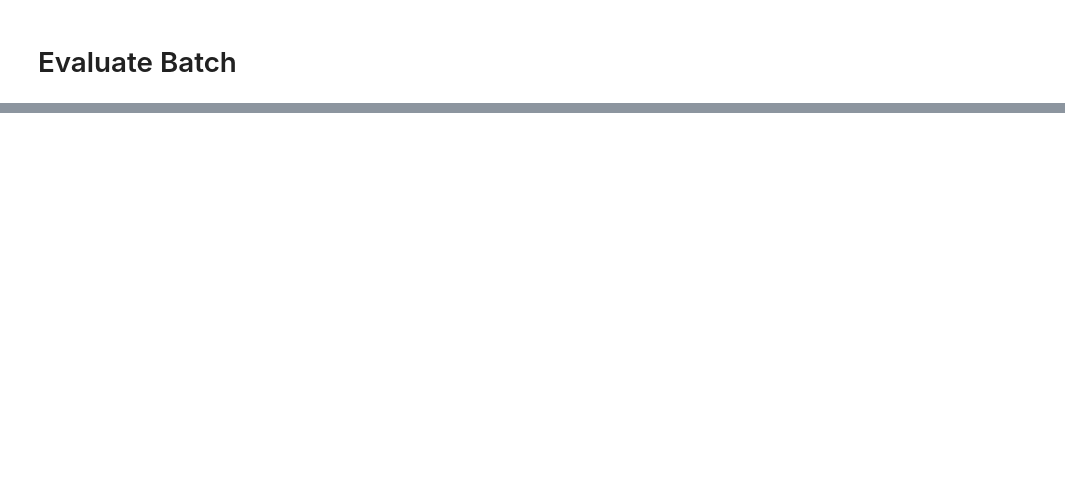
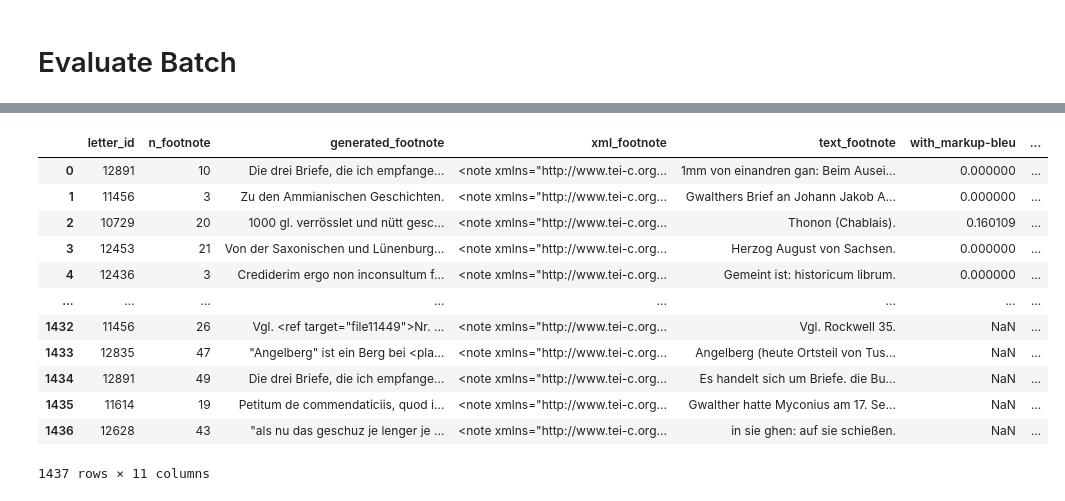
Before and after one commit to Boffl/BullingerDigitalLMFootnotes, a Jupyter notebook: generate_FNs_llama/call_llama.ipynb, the cells around one changed output, grey strips where cells are left out. Drawn from its saved outputs; the diff is of its cells as text; code cells hidden in the pictures; blank space fills up the shorter version.

Commit message:
run llama, set up evaluation

```diff
--- a/generate_FNs_llama/call_llama.ipynb
+++ b/generate_FNs_llama/call_llama.ipynb
@@ -1349,3 +1602,3 @@ pd.set_option('display.max_colwidth', None)  # show whole text in the cells
 # %%
-generated_footnotes_df = pd.read_csv("../data/model_responses/llama/Meta-Llama-3.1-8B-Instruct_instruct_add_example.csv")
-results = evaluate_batch(generated_footnotes_df, human_footnotes_df)
+generated_footnotes_df = pd.read_csv("../data/model_responses/llama/Meta-Llama-3.1-8B-Instruct_instruct_add_test.csv")
+# results = evaluate_batch(generated_footnotes_df, human_footnotes_df)
@@ -1370,0 +1711,2 @@ qual_comp_df.head()
+# %%
+individual_eval_df = evaluate_individually_pooling(generated_footnotes_df, human_footnotes_df, total=3239)
@@ -1370,0 +1767,16 @@ qual_comp_df.head()
+# %%
+individual_eval_df.to_csv("../data/evaluation/Meta-Llama-3.1-8B-Instruct_instruct_add_test.csv")
+# %% [output]
+|  | letter_id | n_footnote | generated_footnote | xml_footnote | text_footnote | with_markup-bleu | ... |
+| 0 | 12891 | 10 | Die drei Briefe, die ich empfange... | <note xmlns="http://www.tei-c.org... | 1mm von einandren gan: Beim Ausei... | 0.000000 | ... |
+| 1 | 11456 | 3 | Zu den Ammianischen Geschichten. | <note xmlns="http://www.tei-c.org... | Gwalthers Brief an Johann Jakob A... | 0.000000 | ... |
+| 2 | 10729 | 20 | 1000 gl. verrösslet und nütt gesc... | <note xmlns="http://www.tei-c.org... | Thonon (Chablais). | 0.160109 | ... |
+| 3 | 12453 | 21 | Von der Saxonischen und Lünenburg... | <note xmlns="http://www.tei-c.org... | Herzog August von Sachsen. | 0.000000 | ... |
+| 4 | 12436 | 3 | Crediderim ergo non inconsultum f... | <note xmlns="http://www.tei-c.org... | Gemeint ist: historicum librum. | 0.000000 | ... |
+| ... | ... | ... | ... | ... | ... | ... | ... |
+| 1432 | 11456 | 26 | Vgl. <ref target="file11449">Nr. ... | <note xmlns="http://www.tei-c.org... | Vgl. Rockwell 35. | NaN | ... |
+| 1433 | 12835 | 47 | "Angelberg" ist ein Berg bei <pla... | <note xmlns="http://www.tei-c.org... | Angelberg (heute Ortsteil von Tus... | NaN | ... |
+| 1434 | 12891 | 49 | Die drei Briefe, die ich empfange... | <note xmlns="http://www.tei-c.org... | Es handelt sich um Briefe. die Bu... | NaN | ... |
+| 1435 | 11614 | 19 | Petitum de commendaticiis, quod i... | <note xmlns="http://www.tei-c.org... | Gwalther hatte Myconius am 17. Se... | NaN | ... |
+| 1436 | 12628 | 43 | "als nu das geschuz je lenger je ... | <note xmlns="http://www.tei-c.org... | in sie ghen: auf sie schießen. | NaN | ... |
+1437 rows × 11 columns
```
Also changed, not shown: parts of 52 cells of this notebook, 4 other files.
